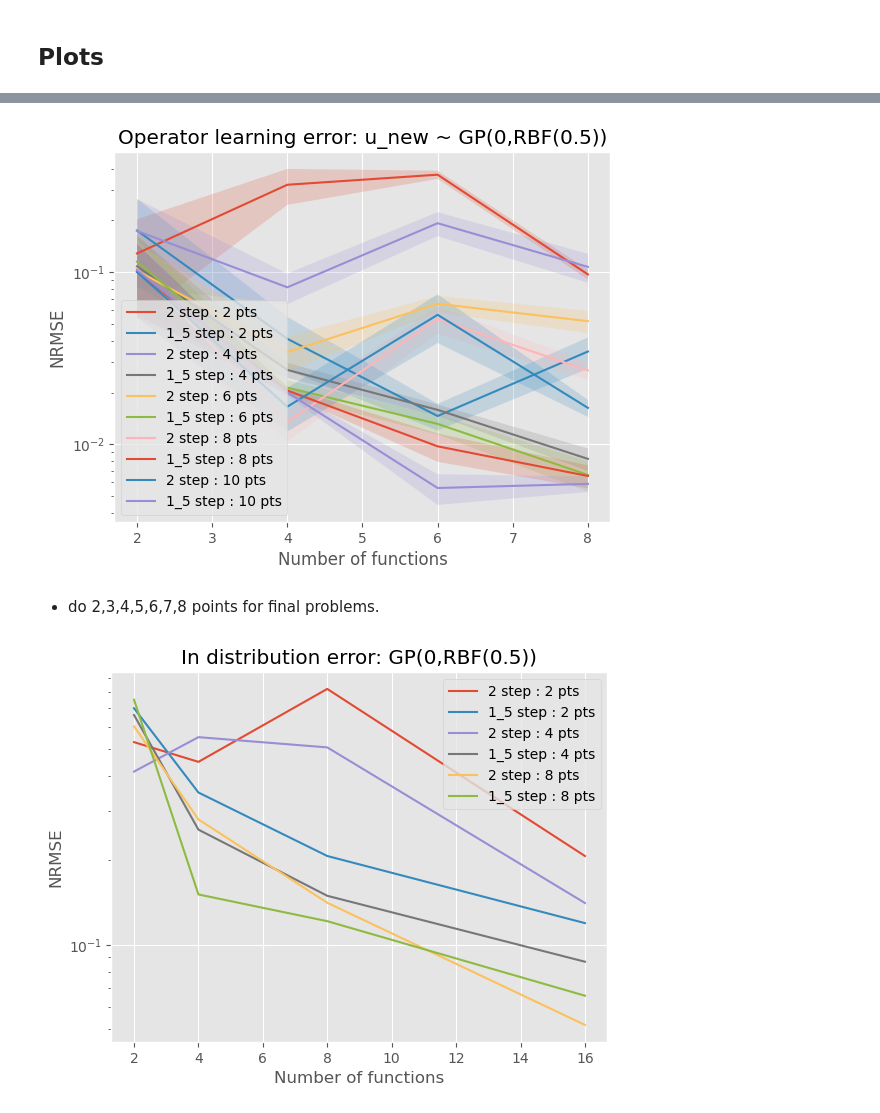
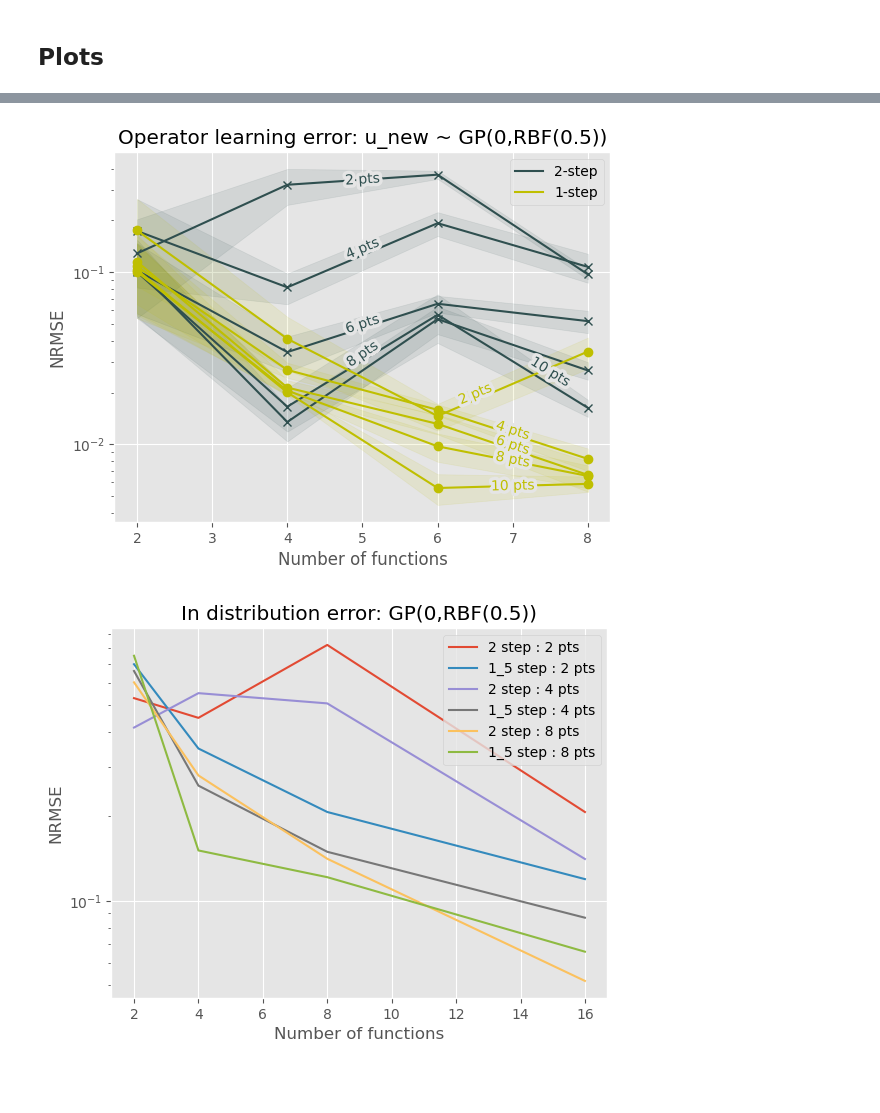
Before and after one commit to TADSGroup/kernelequationlearning, a Jupyter notebook: examples/darcy/Darcy_errorcurve_lots_multipleprescribed_GPs.ipynb, the cells around one changed output, grey strips where cells are left out. Cells and saved outputs as stored; diff of their text form; code cells hidden in the pictures; blank space fills up the shorter version.

Commit message:
added legible plot for operator learning

```diff
--- a/examples/darcy/Darcy_errorcurve_lots_multipleprescribed_GPs.ipynb
+++ b/examples/darcy/Darcy_errorcurve_lots_multipleprescribed_GPs.ipynb
@@ -430,32 +432,47 @@ err
      Array(0.01382959, dtype=float64),
      Array(0.01833777, dtype=float64)]]}}}
 # %%
+import matplotlib.colors as mcolors
 # In sample plot
 plt.title('Operator learning error: u_new ~ GP(0,RBF(0.5))')
 ms = NUM_FUN_LIST
+# Colors
+c2 = 'darkslategrey'
+c1 = 'y'
+# 2-step method plot
+for obs_pt in OBS_PTS_LIST:
+    # 2 method
+    mean_i_opt_2 = jnp.array([jnp.mean(e) for e in jnp.array(err['2_mthd'][f'{obs_pt}_obs']['i_opt'])])
+    sd_i_opt_2 = jnp.array([jnp.std(e) for e in jnp.array(err['2_mthd'][f'{obs_pt}_obs']['i_opt'])])
+    # Plot 2 method
+    plt.plot(ms, mean_i_opt_2, label = f'{obs_pt} pts', marker= 'x', color = c2)
+    plt.fill_between(ms, mean_i_opt_2 - sd_i_opt_2, mean_i_opt_2 + sd_i_opt_2, alpha=.1, color = c2)
+    plt.yscale('log')
+# 1-step method plot
 for obs_pt in OBS_PTS_LIST:
     # 1_5 method
     mean_i_opt_1_5 = jnp.array([jnp.mean(e) for e in jnp.array(err['1_5_mthd'][f'{obs_pt}_obs']['i_opt'])])
     sd_i_opt_1_5 = jnp.array([jnp.std(e) for e in jnp.array(err['1_5_mthd'][f'{obs_pt}_obs']['i_opt'])])
-    # 2 method
-    mean_i_opt_2 = jnp.array([jnp.mean(e) for e in jnp.array(err['2_mthd'][f'{obs_pt}_obs']['i_opt'])])
-    sd_i_opt_2 = jnp.array([jnp.std(e) for e in jnp.array(err['2_mthd'][f'{obs_pt}_obs']['i_opt'])])
-    # Plot 2 method
-    plt.plot(ms, mean_i_opt_2, label = f'2 step : {obs_pt} pts')
-    plt.fill_between(ms, mean_i_opt_2 - sd_i_opt_2, mean_i_opt_2 + sd_i_opt_2, alpha=.2)
+    # Plot 1_5 method
+    plt.plot(ms, mean_i_opt_1_5, label = f'{obs_pt} pts', marker= 'o', color = c1)
+    plt.fill_between(ms, mean_i_opt_1_5 - sd_i_opt_1_5, mean_i_opt_1_5 + sd_i_opt_1_5, alpha=.1, color = c1)
     plt.yscale('log')
-    # Plot 1_5 method
-    plt.plot(ms, mean_i_opt_1_5, label = f'1_5 step : {obs_pt} pts')
-    plt.fill_between(ms, mean_i_opt_1_5 - sd_i_opt_1_5, mean_i_opt_1_5 + sd_i_opt_1_5, alpha=.2)
-    plt.yscale('log')
+
 plt.ylabel('NRMSE')
 plt.xlabel('Number of functions')
-plt.legend()
+# adding labels to the plotlines
+xvals_2step = [5]*4 + [7.5]
+xvals_1step = [6.5]+[7]*4
+xvals = xvals_2step + xvals_1step
+lines = plt.gca().get_lines()
+labelLines(lines, align=True, xvals = xvals)
+# add legend box
+legend_elements = [Line2D([0], [0], color= c2, label='2-step'),
+                   Line2D([0], [0], color= c1, label='1-step')]
+plt.legend(handles = legend_elements, loc = 'upper right')
 plt.show()
 # %% [output]
-[figure, old version]
+[figure, new version]
-# %% [markdown]
-- do 2,3,4,5,6,7,8 points for final problems.
 # %%
 # In distribution plot
 plt.title('In distribution error: GP(0,RBF(0.5))')
```
Also changed, not shown: parts of 1 cell of this notebook.
